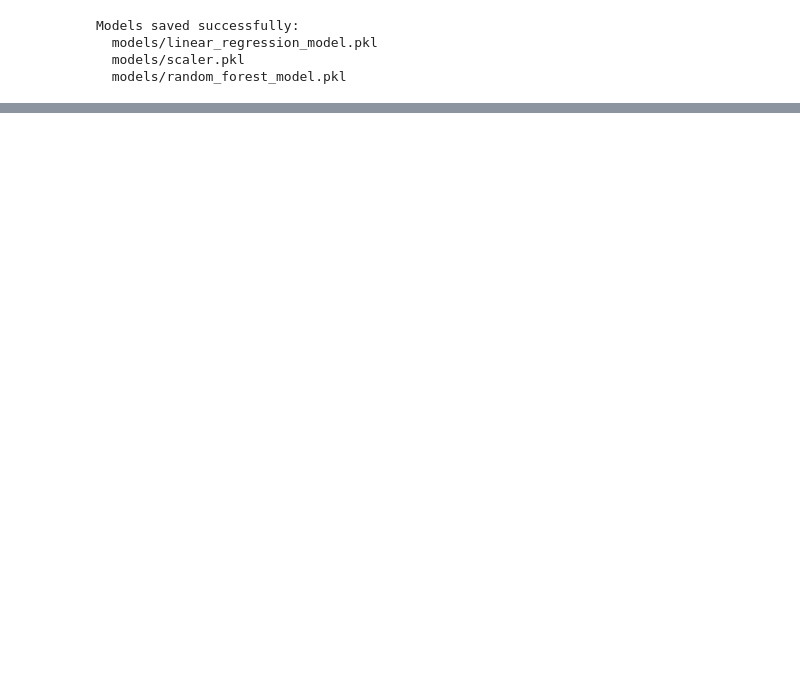
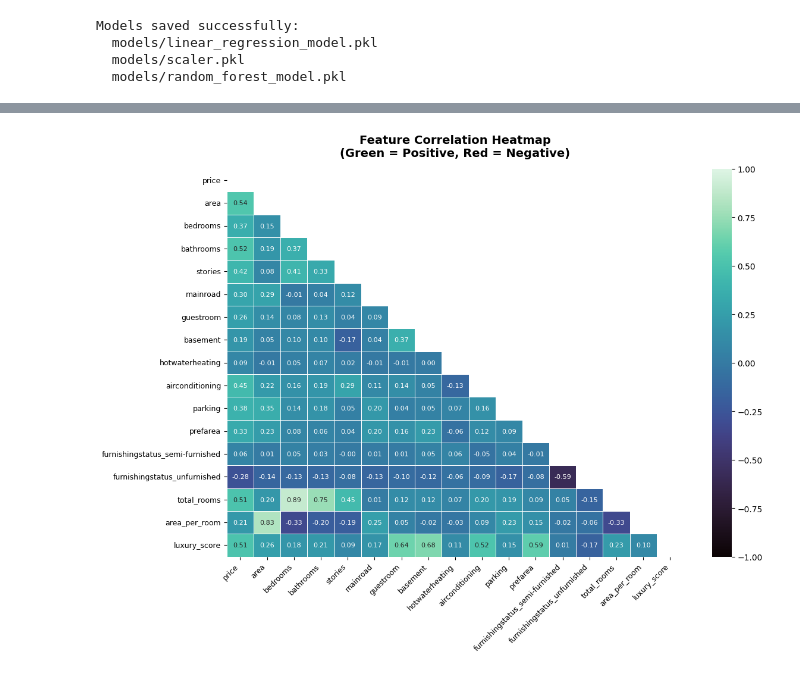
Before and after one commit to Venkatavishnuvardhanthota/House_Price_Prediction, a Jupyter notebook: notebooks/analysis.ipynb, the cells around one changed output, grey strips where cells are left out. Cells and saved outputs as stored; diff of their text form; code cells hidden in the pictures; blank space fills up the shorter version.

```diff
--- a/notebooks/analysis.ipynb
+++ b/notebooks/analysis.ipynb
@@ -260,0 +315,34 @@ Models saved successfully:
+# %%
+fig, ax = plt.subplots(figsize=(12, 9))
+
+corr_matrix = df.corr(numeric_only=True)
+
+mask = np.triu(np.ones_like(corr_matrix, dtype=bool))
+
+sns.heatmap(
+    corr_matrix,
+    mask = mask,
+    annot = True,
+    fmt = '.2f',
+    cmap = 'mako',
+    center = 0,
+    vmin = -1,
+    vmax = 1,
+    linewidths = 0.5,
+    linecolor = 'white',
+    ax = ax,
+    annot_kws = {'size': 8}
+)
+
+ax.set_title('Feature Correlation Heatmap\n'
+             '(Green = Positive, Red = Negative)',
+             fontsize=14, fontweight='bold', pad=15)
+ax.set_xticklabels(ax.get_xticklabels(),
+                    rotation=45, ha='right', fontsize=9)
+ax.set_yticklabels(ax.get_yticklabels(),
+                    rotation=0,  fontsize=9)
+plt.tight_layout()
+plt.savefig('../charts/chart2_correlation_heatmap.png')
+plt.show()
+# %% [output]
+[figure, added]
```
Also changed, not shown: parts of 10 cells of this notebook, 6 other files.
